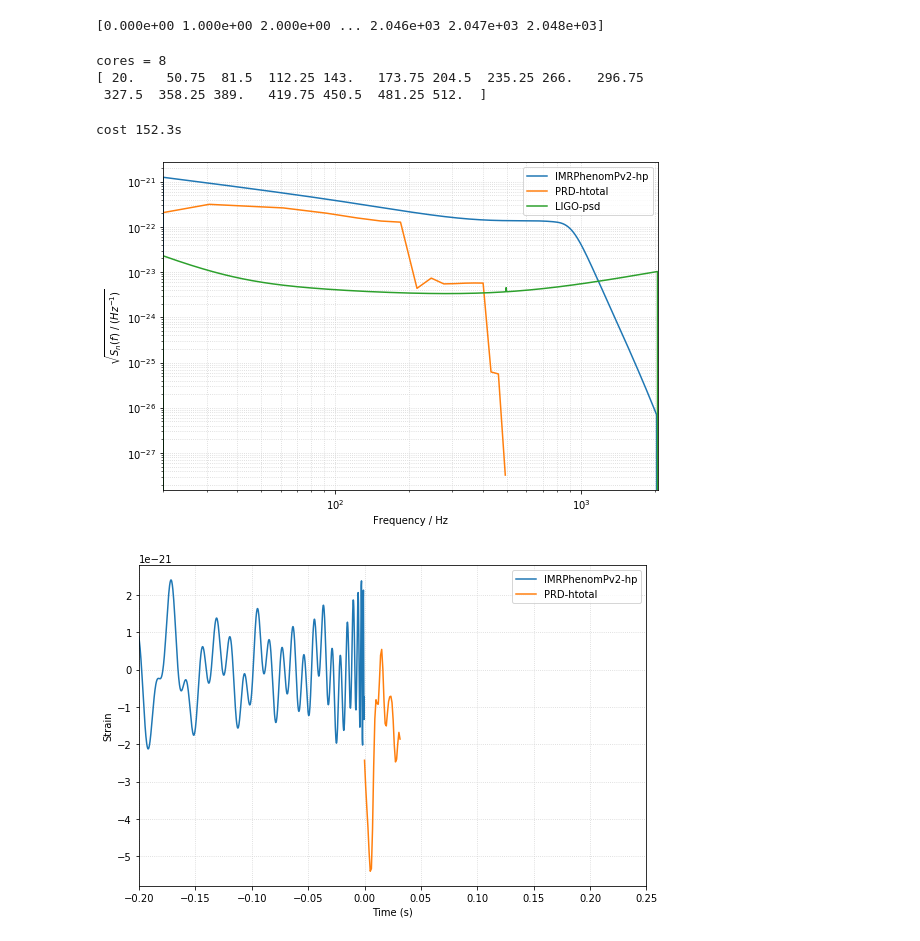
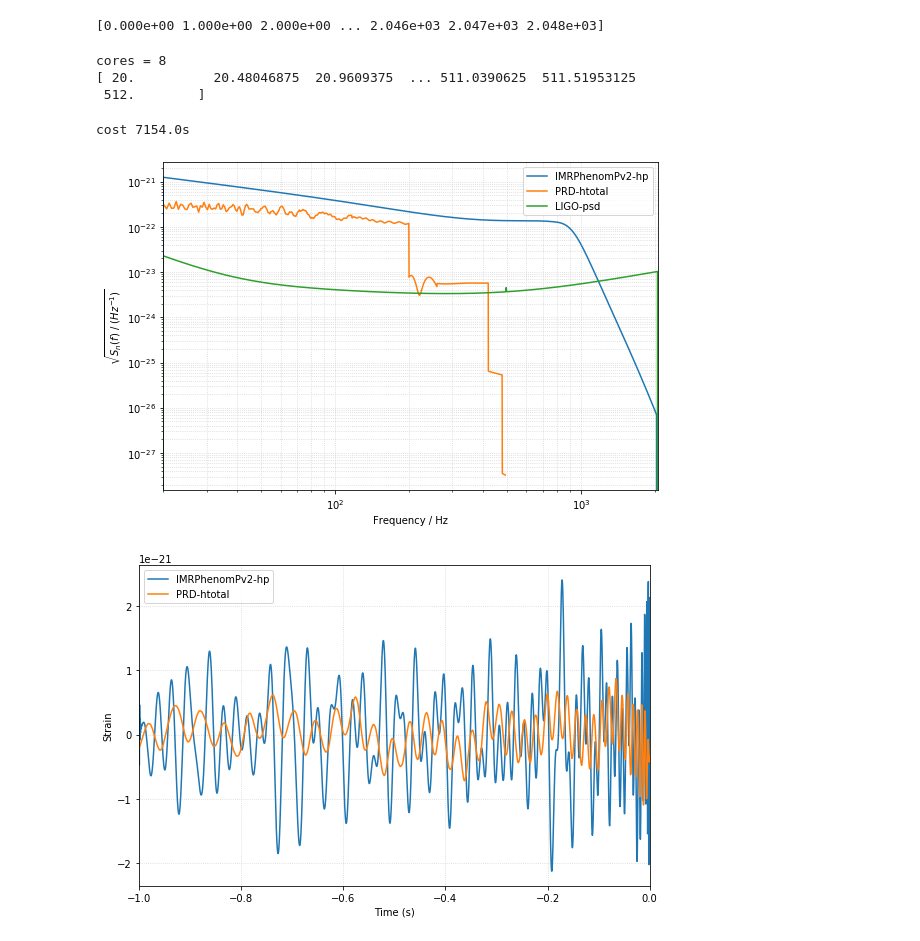
Before and after one commit to kelvin1020/grefa, a Jupyter notebook: wave_plot.ipynb, the cells around one changed output. Cells and saved outputs as stored; diff of their text form; code cells hidden in the pictures.

Commit message:
wave-plot

```diff
--- a/wave_plot.ipynb
+++ b/wave_plot.ipynb
@@ -62,7 +62,7 @@ hc = hcf.to_timeseries()
 core = cpu_count()
 print("cores = %d"%core)
 
-ntol = 16
+ntol = 1024
 #Variables
 
 f = np.linspace(low_frequency_cutoff, 512, ntol + 1);      #(* GW or Fourier \frequency *)
@@ -70,8 +70,8 @@ print(f)
 f = f.tolist()
 # %% [output]
 cores = 8
-[ 20.    50.75  81.5  112.25 143.   173.75 204.5  235.25 266.   296.75
- 327.5  358.25 389.   419.75 450.5  481.25 512.  ]
+[ 20.          20.48046875  20.9609375  ... 511.0390625  511.51953125
+ 512.        ]
 # %%
 time0 = time.time()
 with Pool() as pool:
@@ -79,7 +79,7 @@ with Pool() as pool:
 timet = time.time()
 print("cost %4.1fs"%(timet-time0))
 # %% [output]
-cost 152.3s
+cost 7154.0s
 # %%
 freqIntrvl2 = f[1]-f[0]
 htol_f = FrequencySeries(hans_f, delta_f=freqIntrvl2, epoch='', dtype=None, copy=True)
@@ -106,21 +106,21 @@ plt.tight_layout()
 plt.grid(linestyle = "dotted", color = "#d3d3d3" , which="both")
 plt.show()
 # %% [output]
-[figure, old version]
+[figure, new version]
 # %%
 # hp, hc = get_td_waveform(approximant="IMRPhenomPv2",
 #                              mass1=6, mass2=6, delta_t =sampIntrvl, f_lower=low_frequency_cutoff)
 
 plt.figure(figsize=(8,8/1.5))
 plt.plot(hp.sample_times, hp, label='IMRPhenomPv2-hp')
 # plt.plot(hc.sample_times, hc, label='IMRPhenomPv2-hc')
-plt.plot(htol.sample_times, htol, label='PRD-htotal')
-plt.xlim(-0.2,0.25)
+plt.plot(-np.array(htol.sample_times), htol, label='PRD-htotal')
+plt.xlim(-1.0,0.0)
 plt.ylabel('Strain')
 plt.xlabel('Time (s)')
 plt.legend()
 plt.tight_layout()
 plt.grid(linestyle = "dotted", color = "#d3d3d3" , which="both")
 plt.show()
 # %% [output]
-[figure, old version]
+[figure, new version]
```
Also changed, not shown: parts of 1 cell of this notebook.
